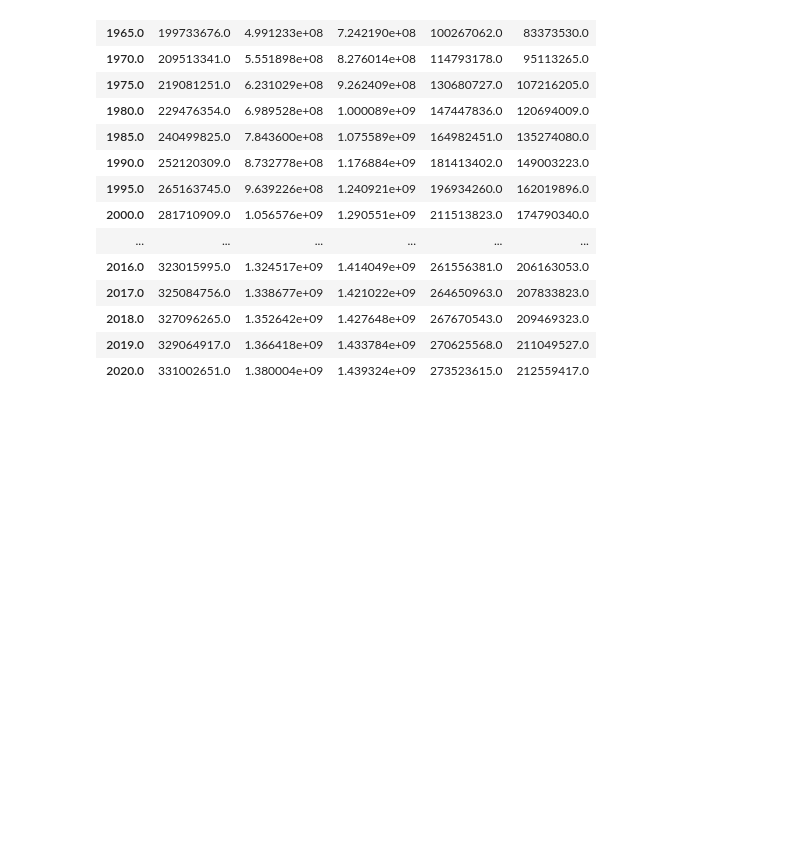
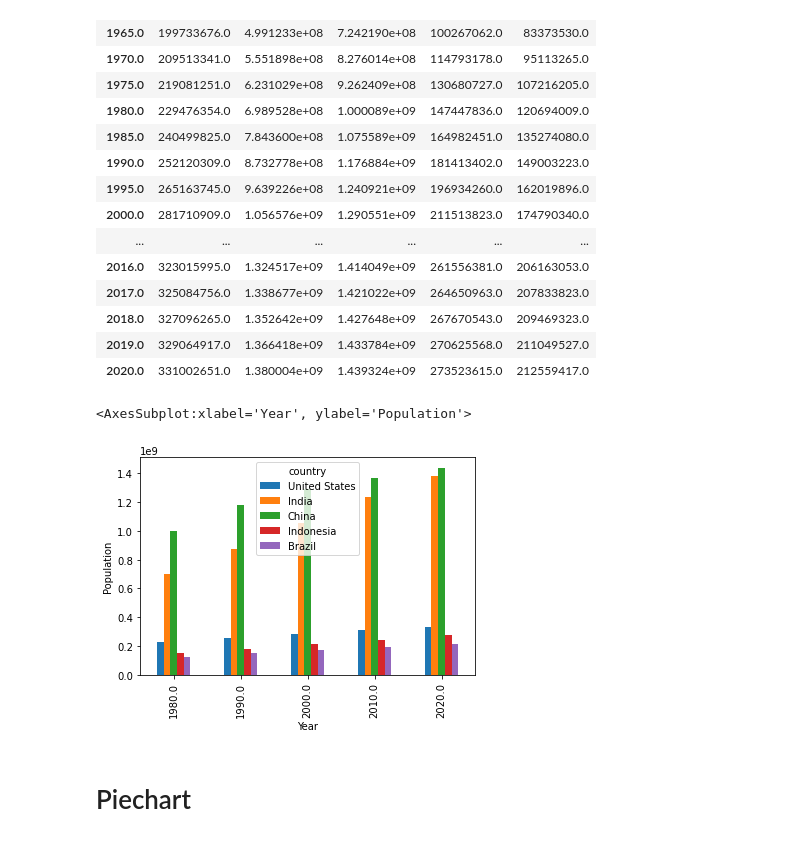
Before and after one commit to fede3mmanuel/DataAnalysis, a Jupyter notebook: Example.ipynb, the cells around one changed output. Saved outputs shown, nothing was run; the diff lists cells and outputs as text; code cells hidden in the pictures; blank space fills up the shorter version.

```diff
--- a/Example.ipynb
+++ b/Example.ipynb
@@ -118,4 +118,9 @@ df_pivot_sample = df_pivot[df_pivot.index.isin([1980, 1990, 2000, 2010, 2020])]
 # %%
 # Make a grouped Barlot
 
-df_pivot_sample =
+df_pivot_sample.plot(kind='bar', xlabel='Year', ylabel='Population')
+# %% [output]
+<AxesSubplot:xlabel='Year', ylabel='Population'>
+[figure, added]
+# %% [markdown]
+# Piechart
```
Also changed, not shown: parts of 2 cells of this notebook.
